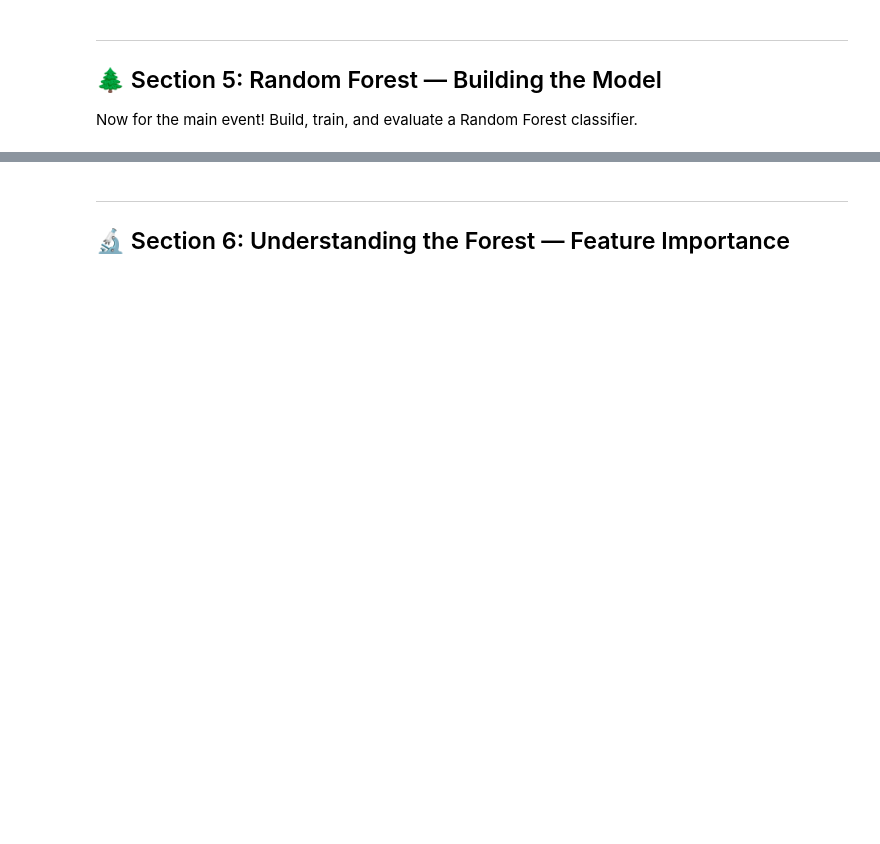
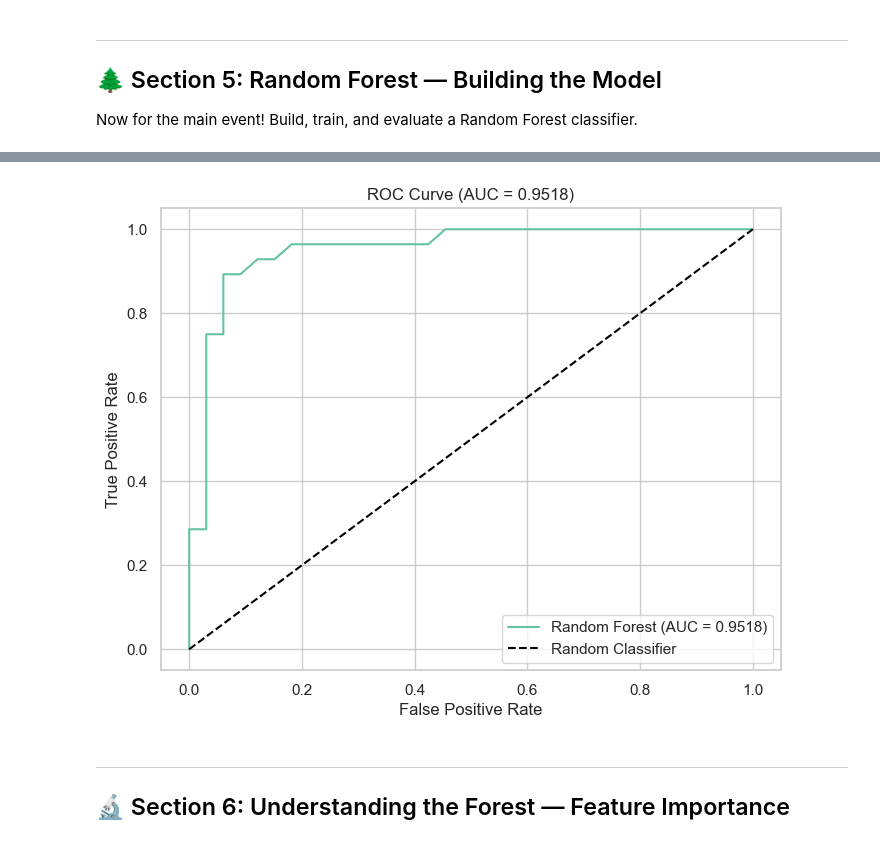
Before and after one commit to tashfeen786/AI-ML-BootCamp, a Jupyter notebook: NETSOL WORK/week_8/heart_disease_random_forest_assignment.ipynb, the cells around one changed output, grey strips where cells are left out. Cells and saved outputs as stored; diff of their text form; code cells hidden in the pictures; blank space fills up the shorter version.

```diff
--- a/NETSOL WORK/week_8/heart_disease_random_forest_assignment.ipynb
+++ b/NETSOL WORK/week_8/heart_disease_random_forest_assignment.ipynb
@@ -403,27 +436,32 @@ plt.show()
 # %%
 # ✅ TASK 5.4 — ROC Curve & AUC Score
 # Plot the ROC (Receiver Operating Characteristic) curve and compute the AUC score.
 
 # 💡 Hint: Use rf_model.predict_proba(X_test)[:, 1] to get probability scores.
 #          Then roc_curve(y_test, y_scores) returns fpr, tpr, thresholds.
 #          Plot fpr on x-axis and tpr on y-axis.
 #          Add a diagonal dashed line for the 'random classifier' baseline.
 
-y_scores = ___  # probability scores for positive class
-fpr, tpr, thresholds = ___
-auc_score = ___
+from sklearn.metrics import auc
+
+
+y_scores = rf_model.predict_proba(X_test)[:, 1]  # probability scores for positive class
+fpr, tpr, thresholds = roc_curve(y_test, y_scores)
+auc_score = auc(fpr, tpr)
 
 plt.figure(figsize=(8, 6))
 
 # YOUR CODE HERE (plot the ROC curve)
-
+plt.plot(fpr, tpr, label='Random Forest (AUC = {:.4f})'.format(auc_score))
 
 plt.plot([0, 1], [0, 1], 'k--', label='Random Classifier')
 plt.xlabel("False Positive Rate")
 plt.ylabel("True Positive Rate")
 plt.title(f"ROC Curve (AUC = {auc_score:.4f})")
 plt.legend()
 plt.show()
+# %% [output]
+[figure, added]
 # %% [markdown]
 ---
 ## 🔬 Section 6: Understanding the Forest — Feature Importance
```
Also changed, not shown: parts of 11 cells of this notebook.
